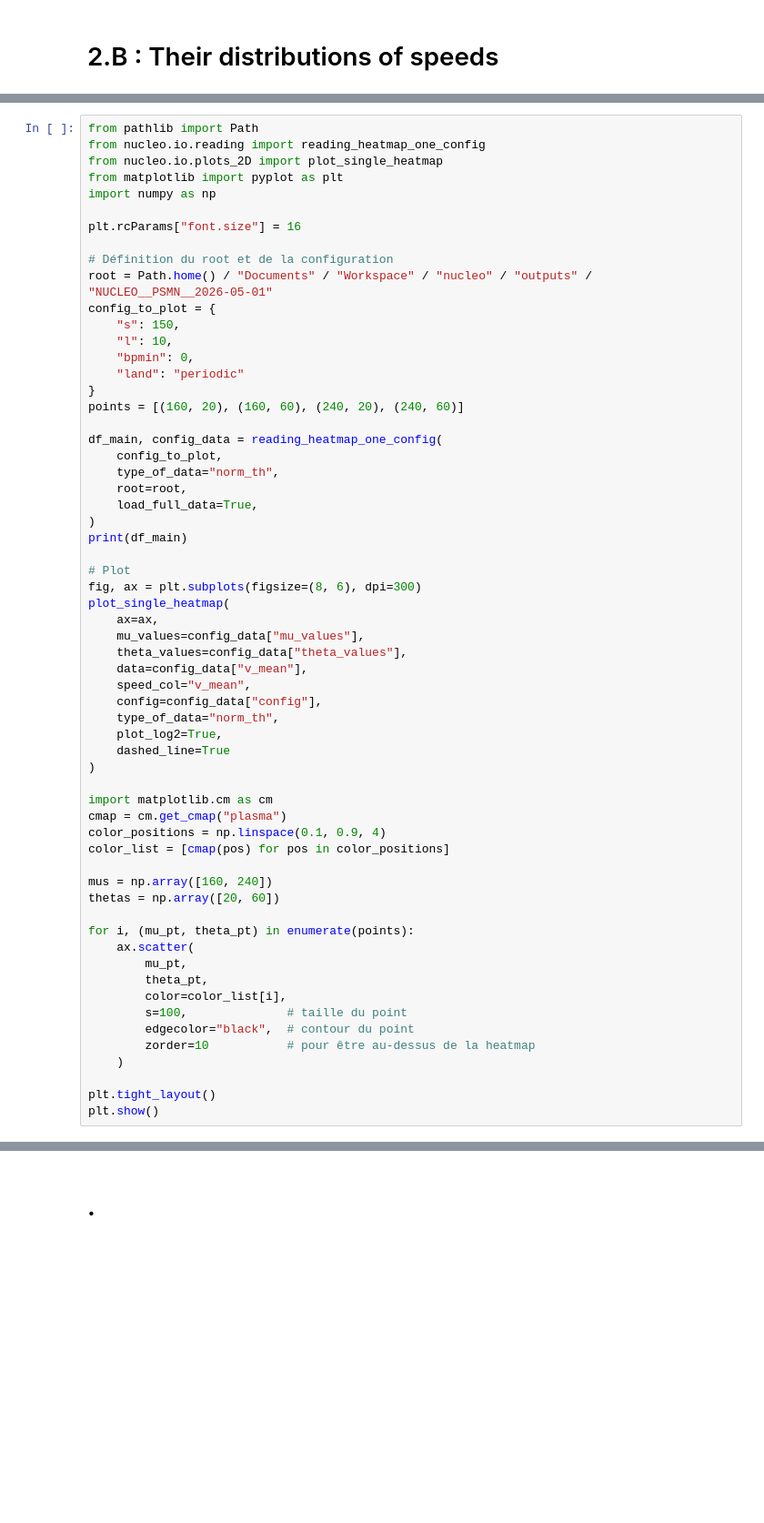
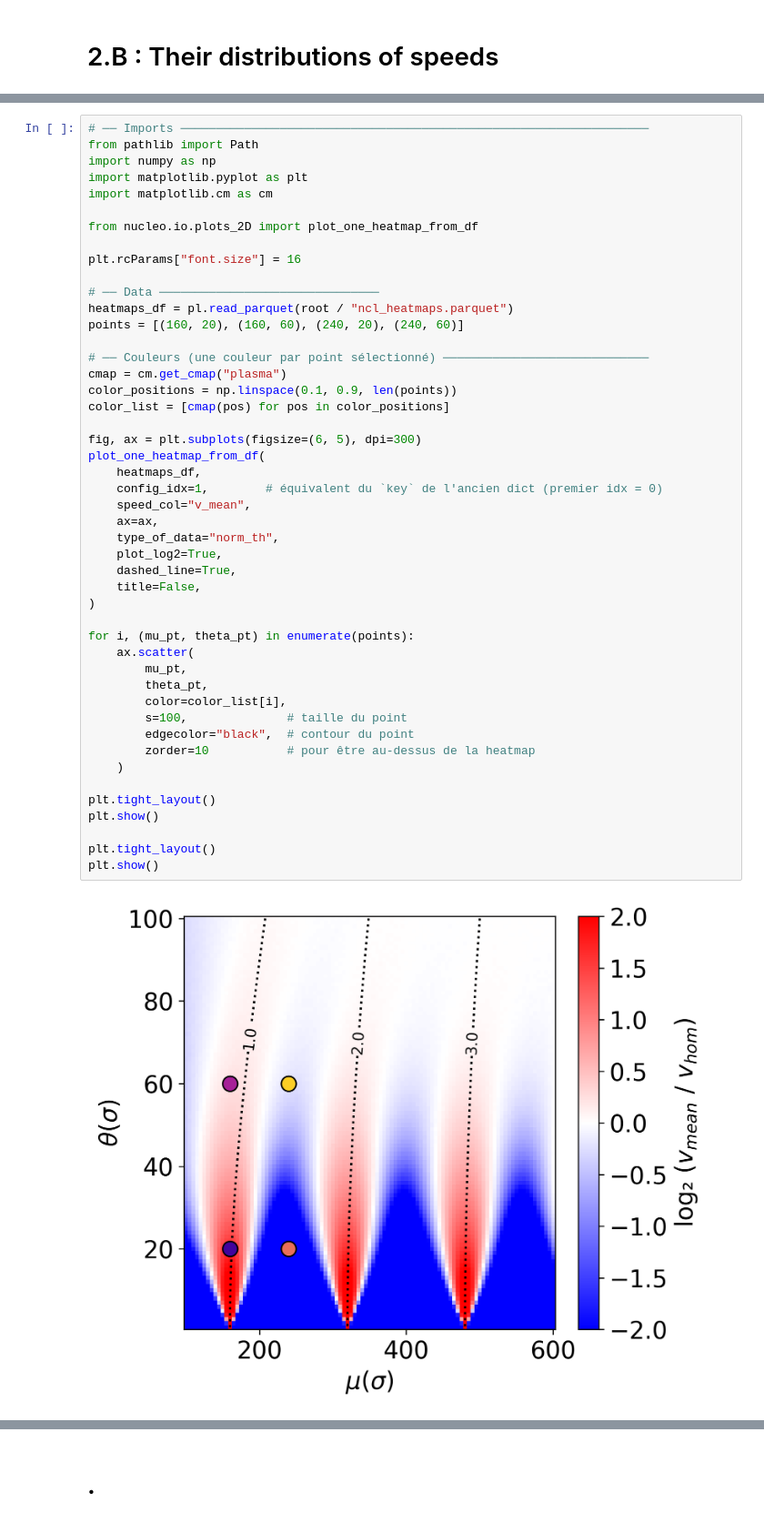
Before and after one commit to npelletbossot/Workspace, a Jupyter notebook: notebooks/figures/article_1/figure_2.ipynb, the cells around one changed output, grey strips where cells are left out. Shown at 91% size. Cells and saved outputs as stored; diff of their text form; blank space fills up the shorter version.

```diff
--- a/notebooks/figures/article_1/figure_2.ipynb
+++ b/notebooks/figures/article_1/figure_2.ipynb
@@ -237,62 +328,49 @@ print(vi_points)
 # %%
+# ── Imports ──────────────────────────────────────────────────────────────────
 from pathlib import Path
-from nucleo.io.reading import reading_heatmap_one_config
-from nucleo.io.plots_2D import plot_single_heatmap
-from matplotlib import pyplot as plt
 import numpy as np
+import matplotlib.pyplot as plt
+import matplotlib.cm as cm
+
+from nucleo.io.plots_2D import plot_one_heatmap_from_df
 
 plt.rcParams["font.size"] = 16
 
-# Définition du root et de la configuration
-root = Path.home() / "Documents" / "Workspace" / "nucleo" / "outputs" / "NUCLEO__PSMN__2026-05-01"
-config_to_plot = {
-    "s": 150,
-    "l": 10,
-    "bpmin": 0,
-    "land": "periodic"
-}
+# ── Data ───────────────────────────────
+heatmaps_df = pl.read_parquet(root / "ncl_heatmaps.parquet")
 points = [(160, 20), (160, 60), (240, 20), (240, 60)]
 
-df_main, config_data = reading_heatmap_one_config(
-    config_to_plot,
-    type_of_data="norm_th",
-    root=root,
-    load_full_data=True,
-)
-print(df_main)
+# ── Couleurs (une couleur par point sélectionné) ─────────────────────────────
+cmap = cm.get_cmap("plasma")
+color_positions = np.linspace(0.1, 0.9, len(points))
+color_list = [cmap(pos) for pos in color_positions]
 
-# Plot
-fig, ax = plt.subplots(figsize=(8, 6), dpi=300)
-plot_single_heatmap(
+fig, ax = plt.subplots(figsize=(6, 5), dpi=300)
+plot_one_heatmap_from_df(
+    heatmaps_df,
+    config_idx=1,        # équivalent du `key` de l'ancien dict (premier idx = 0)
+    speed_col="v_mean",
     ax=ax,
-    mu_values=config_data["mu_values"],
-    theta_values=config_data["theta_values"],
-    data=config_data["v_mean"],
-    speed_col="v_mean",
-    config=config_data["config"],
     type_of_data="norm_th",
     plot_log2=True,
-    dashed_line=True
+    dashed_line=True,
+    title=False,
 )
-
-import matplotlib.cm as cm
-cmap = cm.get_cmap("plasma")
-color_positions = np.linspace(0.1, 0.9, 4)
-color_list = [cmap(pos) for pos in color_positions]
-
-mus = np.array([160, 240])
-thetas = np.array([20, 60])
 
 for i, (mu_pt, theta_pt) in enumerate(points):
     ax.scatter(
         mu_pt,
         theta_pt,
         color=color_list[i],
         s=100,              # taille du point
         edgecolor="black",  # contour du point
         zorder=10           # pour être au-dessus de la heatmap
     )
 
 plt.tight_layout()
 plt.show()
+
+plt.tight_layout()
+plt.show()
 # %% [output]
+[figure, added]
```
Also changed, not shown: parts of 19 cells of this notebook, 1 other file.
